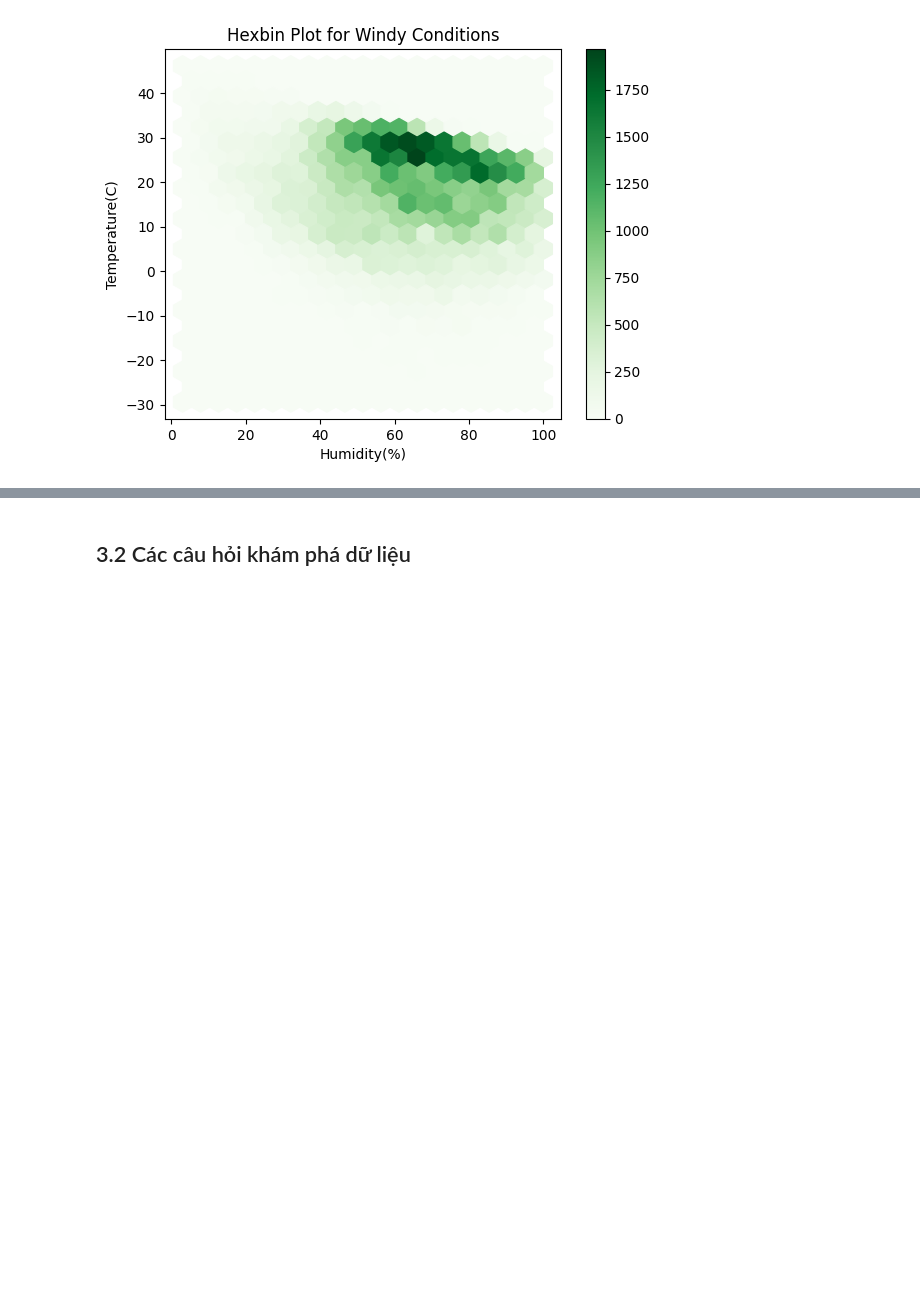
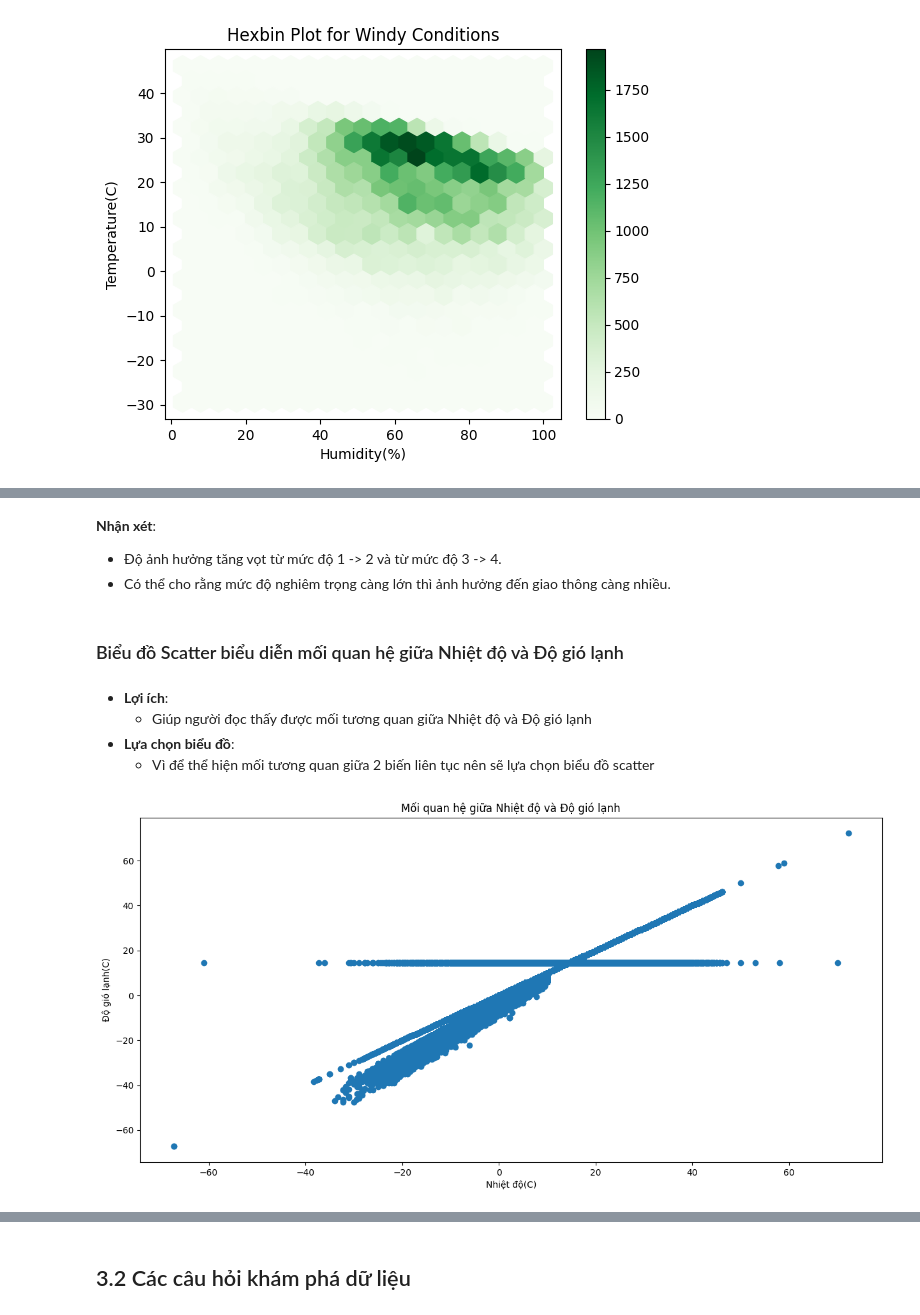
Before and after one commit to MTriNguci/DV---Lab01, a Jupyter notebook: EDA.ipynb, the cells around one changed output, grey strips where cells are left out. Cells and saved outputs as stored; diff of their text form; code cells hidden in the pictures; blank space fills up the shorter version.

```diff
--- a/EDA.ipynb
+++ b/EDA.ipynb
@@ -99,0 +77,21 @@ plt.show()
+# %% [markdown]
+**Nhận xét**:
+- Độ ảnh hưởng tăng vọt từ mức độ 1 -> 2 và từ mức độ 3 -> 4.
+- Có thể cho rằng mức độ nghiêm trọng càng lớn thì ảnh hưởng đến giao thông càng nhiều.
+# %% [markdown]
+### Biểu đồ Scatter biểu diễn mối quan hệ giữa Nhiệt độ và Độ gió lạnh
+# %% [markdown]
+- **Lợi ích**:
+    - Giúp người đọc thấy được mối tương quan giữa Nhiệt độ và Độ gió lạnh
+- **Lựa chọn biểu đồ**:
+    - Vì để thể hiện mối tương quan giữa 2 biến liên tục nên sẽ lựa chọn biểu đồ scatter
+# %%
+
+plt.figure(figsize = (15, 7))
+plt.scatter(df["Temperature(C)"], df["Wind_Chill(C)"])
+plt.title("Mối quan hệ giữa Nhiệt độ và Độ gió lạnh")
+plt.xlabel("Nhiệt độ(C)")
+plt.ylabel("Độ gió lạnh(C)")
+plt.show()
+# %% [output]
+[figure, added]
```
Also changed, not shown: parts of 13 cells of this notebook.
